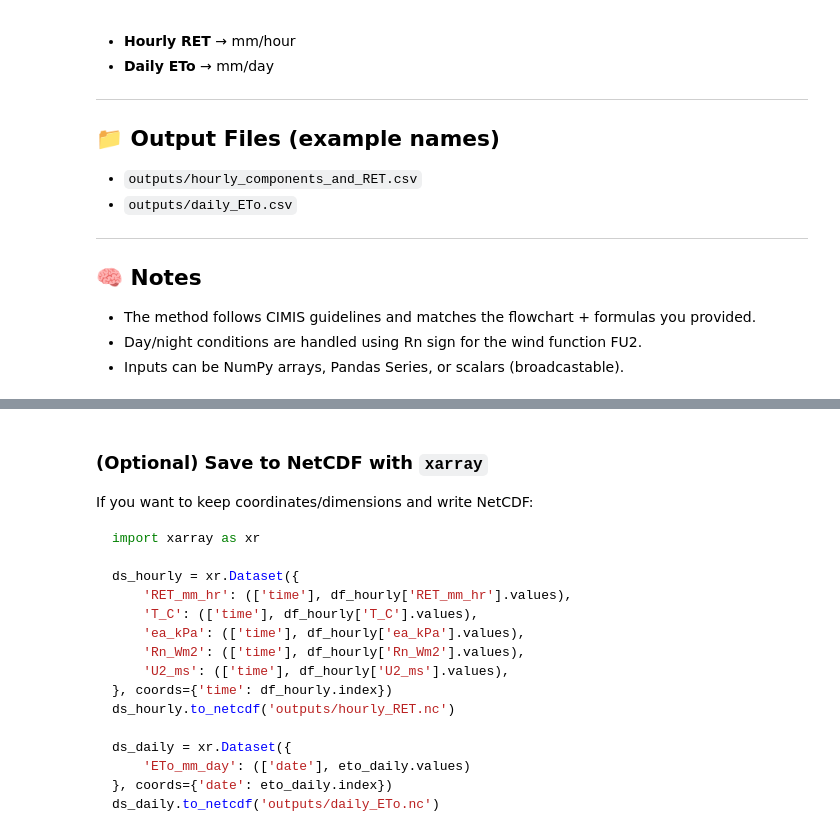
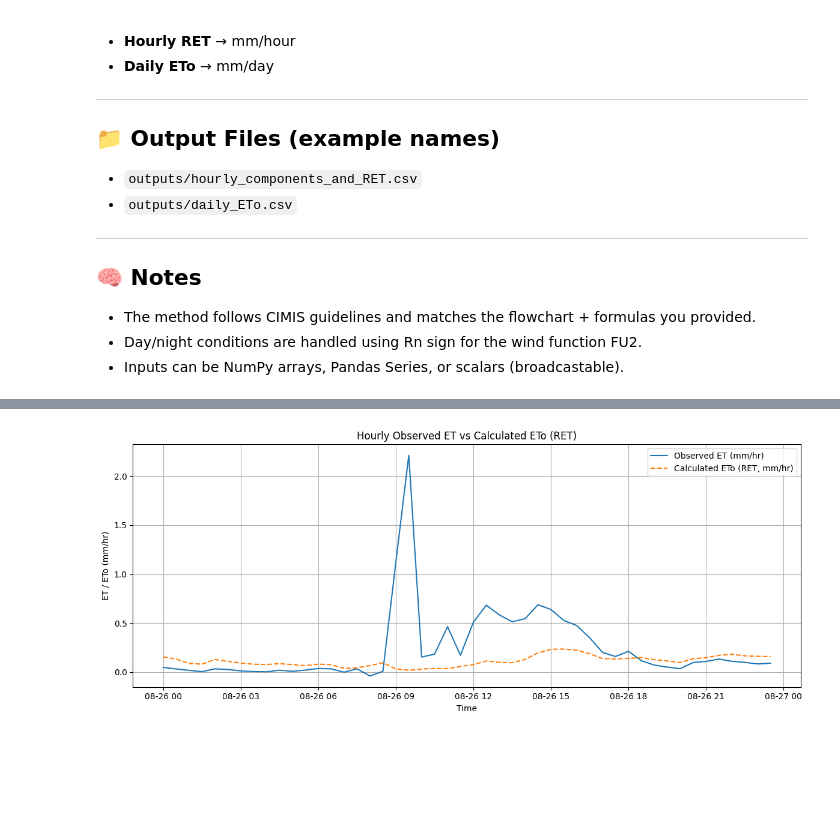
Before and after one commit to RuiGao9/ET_Learning_Notes, a Jupyter notebook: main.ipynb, the cells around one changed output, grey strips where cells are left out. Cells and saved outputs as stored; diff of their text form; code cells hidden in the pictures; blank space fills up the shorter version.

````diff
--- a/main.ipynb
+++ b/main.ipynb
@@ -168,0 +103,14 @@ plt.show()
+# %%
+df_hourly, eto_daily = eto_cimis(
+    T_C=df['T_C'].values,
+    ea_kPa=df['ea_kPa'].values,
+    Rn_Wm2=df['Rn_Wm2'].values,
+    U2_ms=df['U2_ms'].values,
+    Z_m=Z_m,
+    time_index=df.index
+)
+df_hourly['ET_mm'] = df['ET_mm']
+df_hourly['P_mm'] = df['P_mm']
+
+# Hourly RET with components
+display(df_hourly)
@@ -177,21 +154,24 @@ print("Saved:", out_dir / "daily_ETo.csv")
-# %% [markdown]
-### (Optional) Save to NetCDF with `xarray`
-If you want to keep coordinates/dimensions and write NetCDF:
-
-```python
-import xarray as xr
-
-ds_hourly = xr.Dataset({
-    'RET_mm_hr': (['time'], df_hourly['RET_mm_hr'].values),
-    'T_C': (['time'], df_hourly['T_C'].values),
-    'ea_kPa': (['time'], df_hourly['ea_kPa'].values),
-    'Rn_Wm2': (['time'], df_hourly['Rn_Wm2'].values),
-    'U2_ms': (['time'], df_hourly['U2_ms'].values),
-}, coords={'time': df_hourly.index})
-ds_hourly.to_netcdf('outputs/hourly_RET.nc')
-
-ds_daily = xr.Dataset({
-    'ETo_mm_day': (['date'], eto_daily.values)
-}, coords={'date': eto_daily.index})
-ds_daily.to_netcdf('outputs/daily_ETo.nc')
-```
+# %%
+import matplotlib.pyplot as plt
+
+# First, add the calculated ETo (RET_mm_hr) to the original DataFrame for alignment
+df_plot = df.copy()
+df_plot['ETo_hourly'] = df_hourly['RET_mm_hr'].values
+
+# Optional: drop missing values (in case either column has NaNs)
+df_plot = df_plot[['ET_mm', 'ETo_hourly']].dropna()
+
+# Plotting
+plt.figure(figsize=(12, 5))
+plt.plot(df_plot.index, df_plot['ET_mm'], label='Observed ET (mm/hr)', linewidth=1.5)
+plt.plot(df_plot.index, df_plot['ETo_hourly'], label='Calculated ETo (RET, mm/hr)', linestyle='--', linewidth=1.5)
+
+plt.title('Hourly Observed ET vs Calculated ETo (RET)')
+plt.xlabel('Time')
+plt.ylabel('ET / ETo (mm/hr)')
+plt.legend()
+plt.grid(True)
+plt.tight_layout()
+plt.show()
+# %% [output]
+[figure, added]
````
Also changed, not shown: parts of 10 cells of this notebook, 3 other files.
